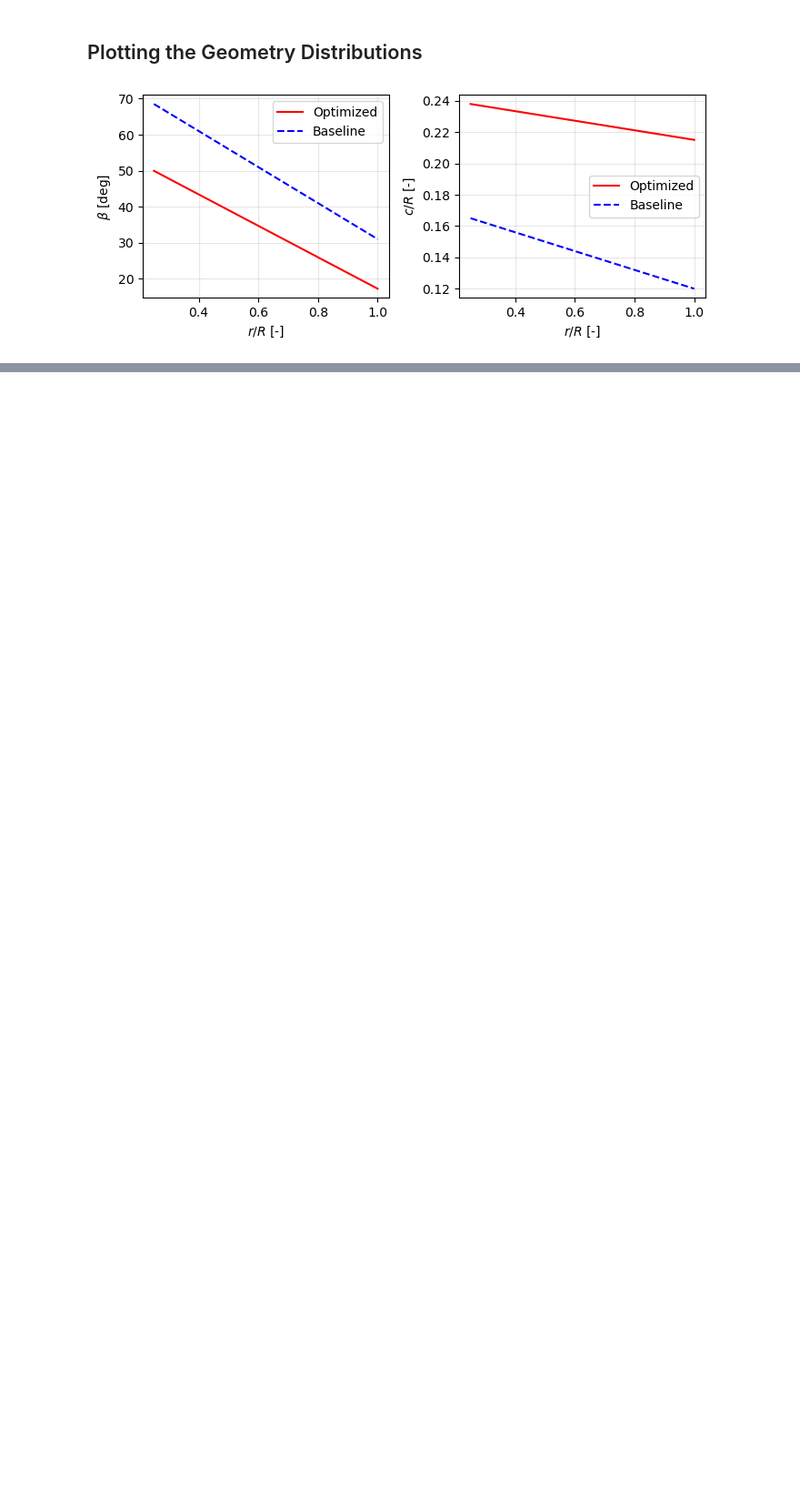
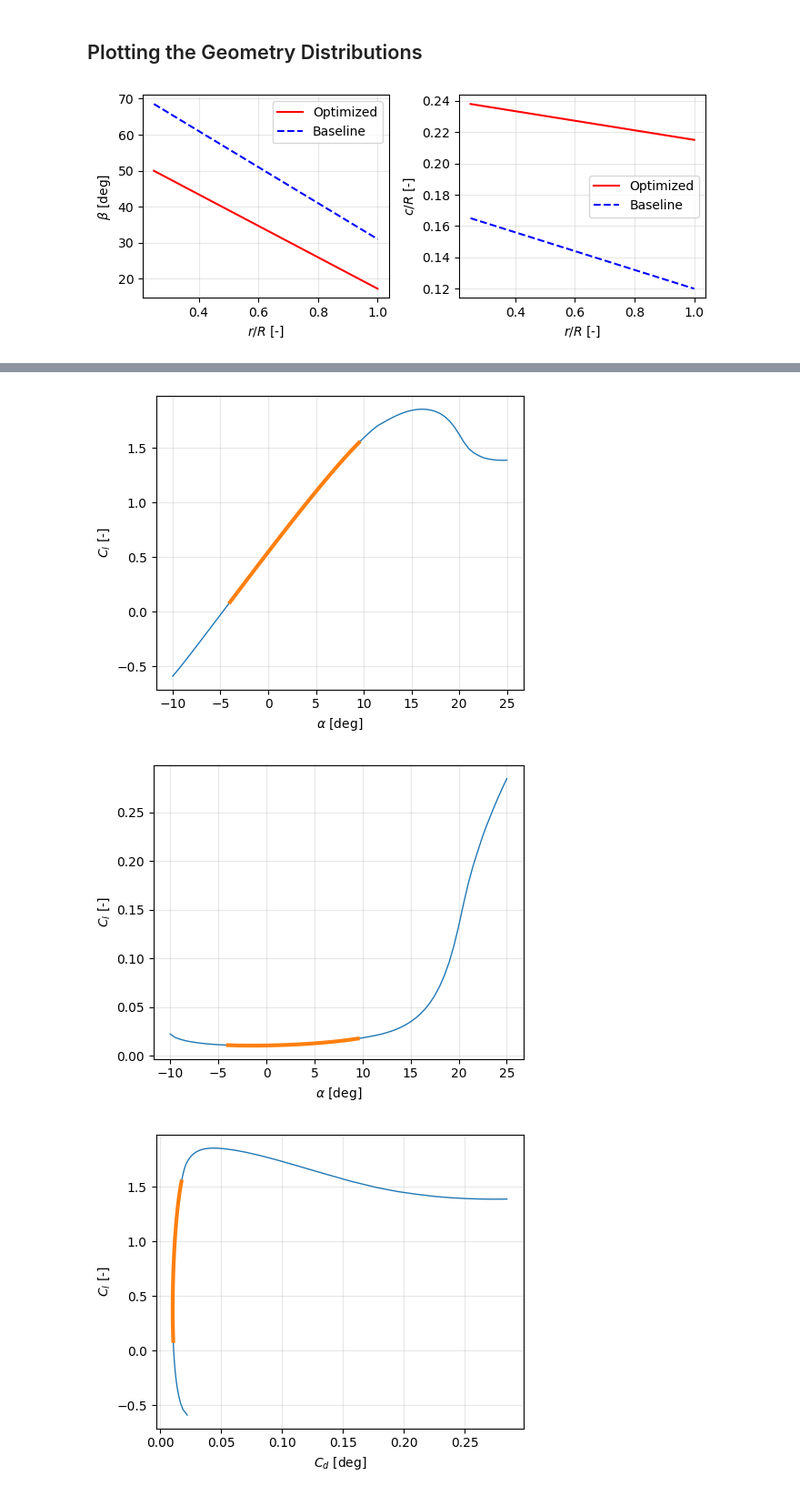
Before and after one commit to NeoStellarator/AE4135_assignments, a Jupyter notebook: 1_BEM/plotting_sandbox.ipynb, the cells around one changed output, grey strips where cells are left out. Shown at 91% size. Saved outputs shown, nothing was run; the diff lists cells and outputs as text; code cells hidden in the pictures; blank space fills up the shorter version.

```diff
--- a/1_BEM/plotting_sandbox.ipynb
+++ b/1_BEM/plotting_sandbox.ipynb
@@ -400,0 +430,58 @@ fig.savefig(plot_dir.joinpath('optim_dist.pdf'))
+# %%
+polar_path = data_dir.joinpath('ARAD8pct_polar.txt')
+polar_txt = np.loadtxt(polar_path,skiprows=2)
+
+polar_data = {}
+polar_data["alpha"] = polar_txt[:,0]
+polar_data["Cl"]    = polar_txt[:,1]
+polar_data["Cd"]    = polar_txt[:,2]
+
+fig, ax = plt.subplots(figsize=(5,4))
+ax.plot(polar_data["alpha"], polar_data["Cl"], linewidth=1)
+mask = (polar_data["alpha"] >= alpha_min) & (polar_data["alpha"] <= alpha_max)
+
+ax.plot(
+    polar_data["alpha"][mask],
+    polar_data["Cl"][mask],
+    linewidth=3
+)
+
+ax.set_xlabel(r'$\alpha$ [deg]')
+ax.set_ylabel(r'$C_l$ [-]')
+ax.grid(True, alpha=0.3)
+plt.tight_layout()
+plt.savefig("cl_alpha.pdf")
+
+fig, ax = plt.subplots(figsize=(5,4))
+ax.plot(polar_data["alpha"], polar_data["Cd"], linewidth=1)
+mask = (polar_data["alpha"] >= alpha_min) & (polar_data["alpha"] <= alpha_max)
+
+ax.plot(
+    polar_data["alpha"][mask],
+    polar_data["Cd"][mask],
+    linewidth=3
+)
+ax.grid(True, alpha=0.3)
+ax.set_xlabel(r'$\alpha$ [deg]')
+ax.set_ylabel(r'$C_l$ [-]')
+plt.tight_layout()
+plt.savefig("cd_alpha.pdf")
+
+fig, ax = plt.subplots(figsize=(5,4))
+ax.plot(polar_data["Cd"], polar_data["Cl"], linewidth=1)
+mask = (polar_data["Cl"] >= cl_min) & (polar_data["alpha"] <= alpha_max)
+
+ax.plot(
+    polar_data["Cd"][mask],
+    polar_data["Cl"][mask],
+    linewidth=3
+)
+ax.grid(True, alpha=0.3)
+ax.set_xlabel(r'$C_d$ [deg]')
+ax.set_ylabel(r'$C_l$ [-]')
+plt.tight_layout()
+plt.savefig("cl_cd.pdf")
+# %% [output]
+[figure, added]
+[figure, added]
+[figure, added]
```
Also changed, not shown: parts of 3 cells of this notebook, 4 other files.
